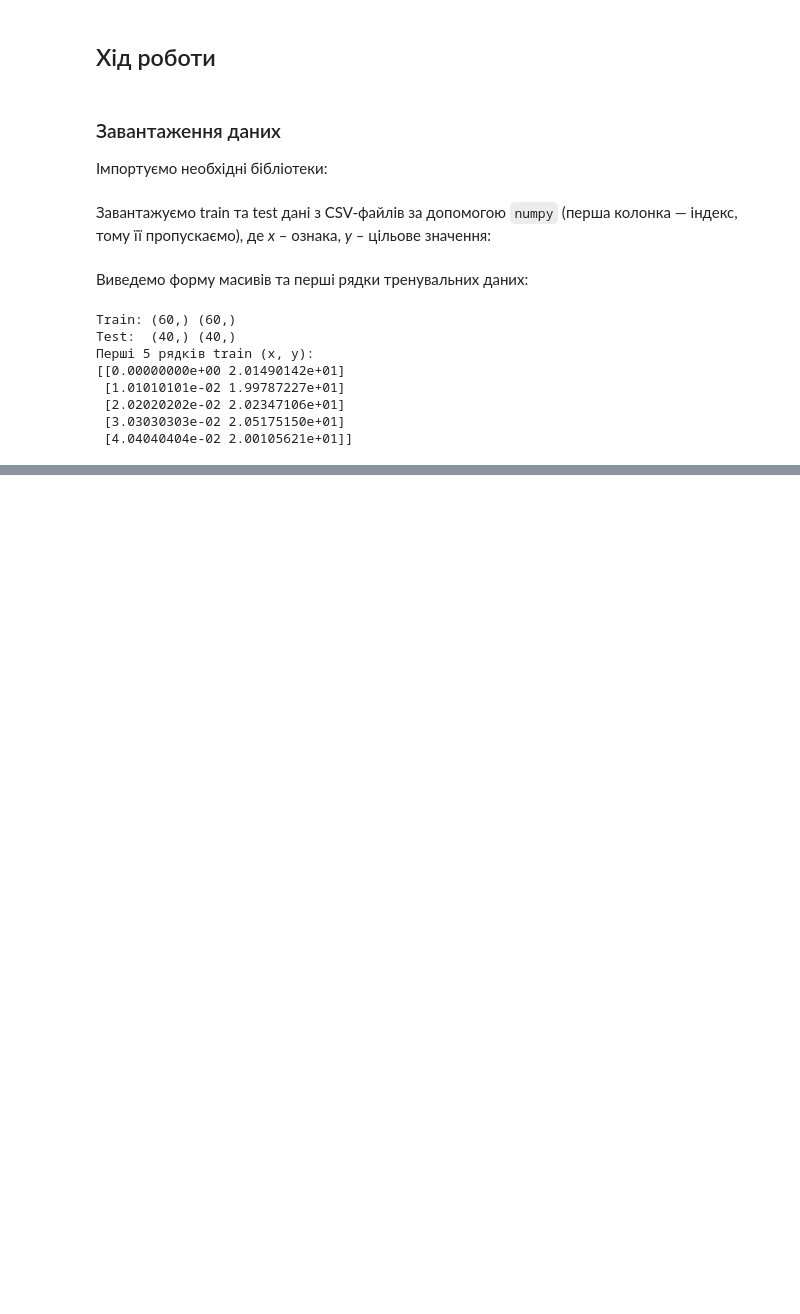
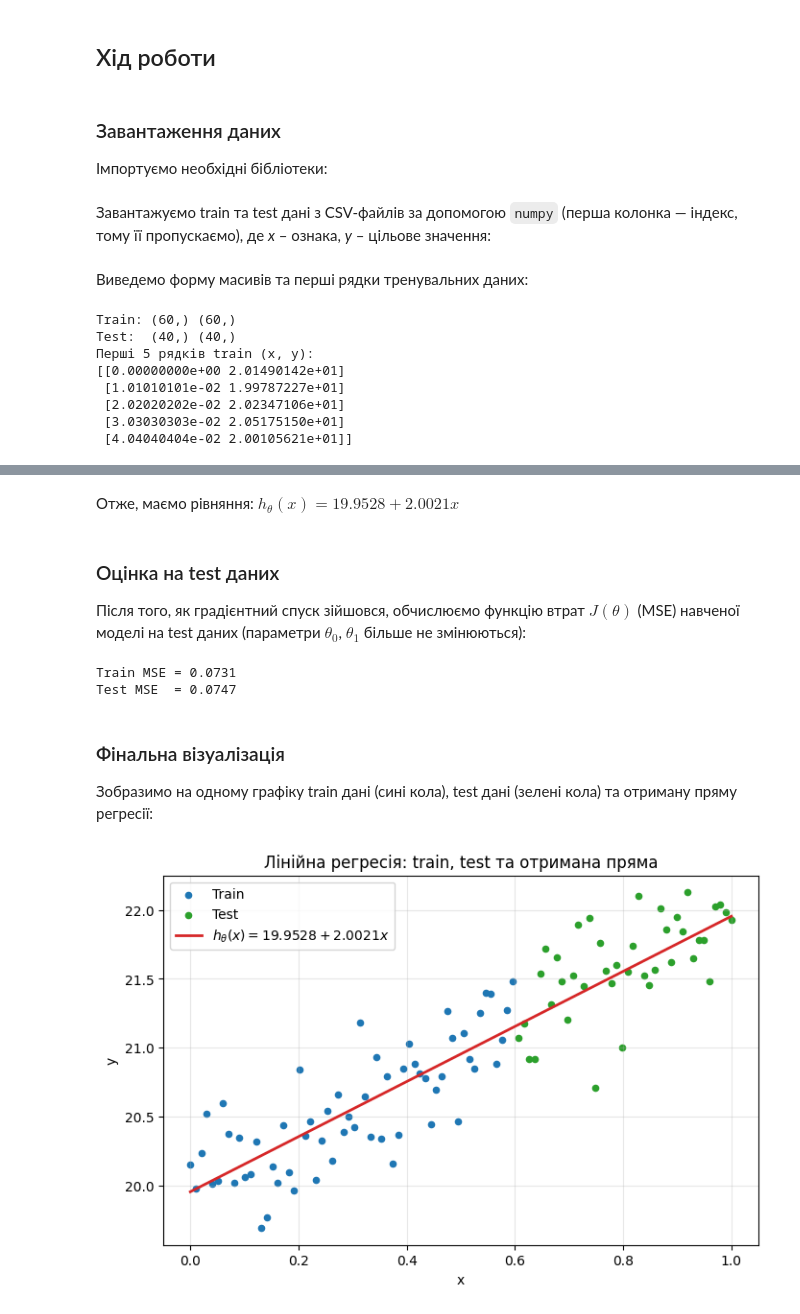
Before and after one commit to dmytro-mar/ml-2026, a Jupyter notebook: lab1/lab1.ipynb, the cells around one changed output, grey strips where cells are left out. Drawn from its saved outputs; the diff is of its cells as text; code cells hidden in the pictures; blank space fills up the shorter version.

Commit message:
feat(lab1): implement linear regression with batch gradient descent

```diff
--- a/lab1/lab1.ipynb
+++ b/lab1/lab1.ipynb
@@ -37,0 +113,5 @@ Test:  (40,) (40,)
+# %%
+model = LinearRegression(alpha=0.5).fit(x_train, y_train)
+
+epochs, theta0, theta1, train_loss = model.history[-1]
+print(f"Зійшлося за {epochs} епох: θ0 = {theta0:.4f}, θ1 = {theta1:.4f}, train MSE = {train_loss:.4f}")
@@ -37,0 +136,31 @@ Test:  (40,) (40,)
+# %% [markdown]
+Отже, маємо рівняння: $h_\theta(x) = 19.9528 + 2.0021x$
+# %% [markdown]
+### Оцінка на test даних
+Після того, як градієнтний спуск зійшовся, обчислюємо функцію втрат $J(\theta)$ (MSE) навченої моделі на test даних (параметри $\theta_0$, $\theta_1$ більше не змінюються):
+# %%
+test_loss = mse(model.predict(x_test), y_test)
+print(f"Train MSE = {train_loss:.4f}")
+print(f"Test MSE  = {test_loss:.4f}")
+# %% [output]
+Train MSE = 0.0731
+Test MSE  = 0.0747
+# %% [markdown]
+### Фінальна візуалізація
+Зобразимо на одному графіку train дані (сині кола), test дані (зелені кола) та отриману пряму регресії:
+# %%
+x_line = np.linspace(min(x_train.min(), x_test.min()), max(x_train.max(), x_test.max()), 100)
+
+plt.figure(figsize=(8, 5))
+plt.scatter(x_train, y_train, s=20, color="tab:blue", label="Train")
+plt.scatter(x_test, y_test, s=20, color="tab:green", label="Test")
+plt.plot(x_line, model.predict(x_line), color="tab:red", linewidth=2,
+         label=rf"$h_\theta(x) = {model.theta0:.4f} + {model.theta1:.4f}x$")
+plt.title("Лінійна регресія: train, test та отримана пряма")
+plt.xlabel("x")
+plt.ylabel("y")
+plt.grid(alpha=0.3)
+plt.legend()
+plt.show()
+# %% [output]
+[figure, added]
```
Also changed, not shown: parts of 7 cells of this notebook.
